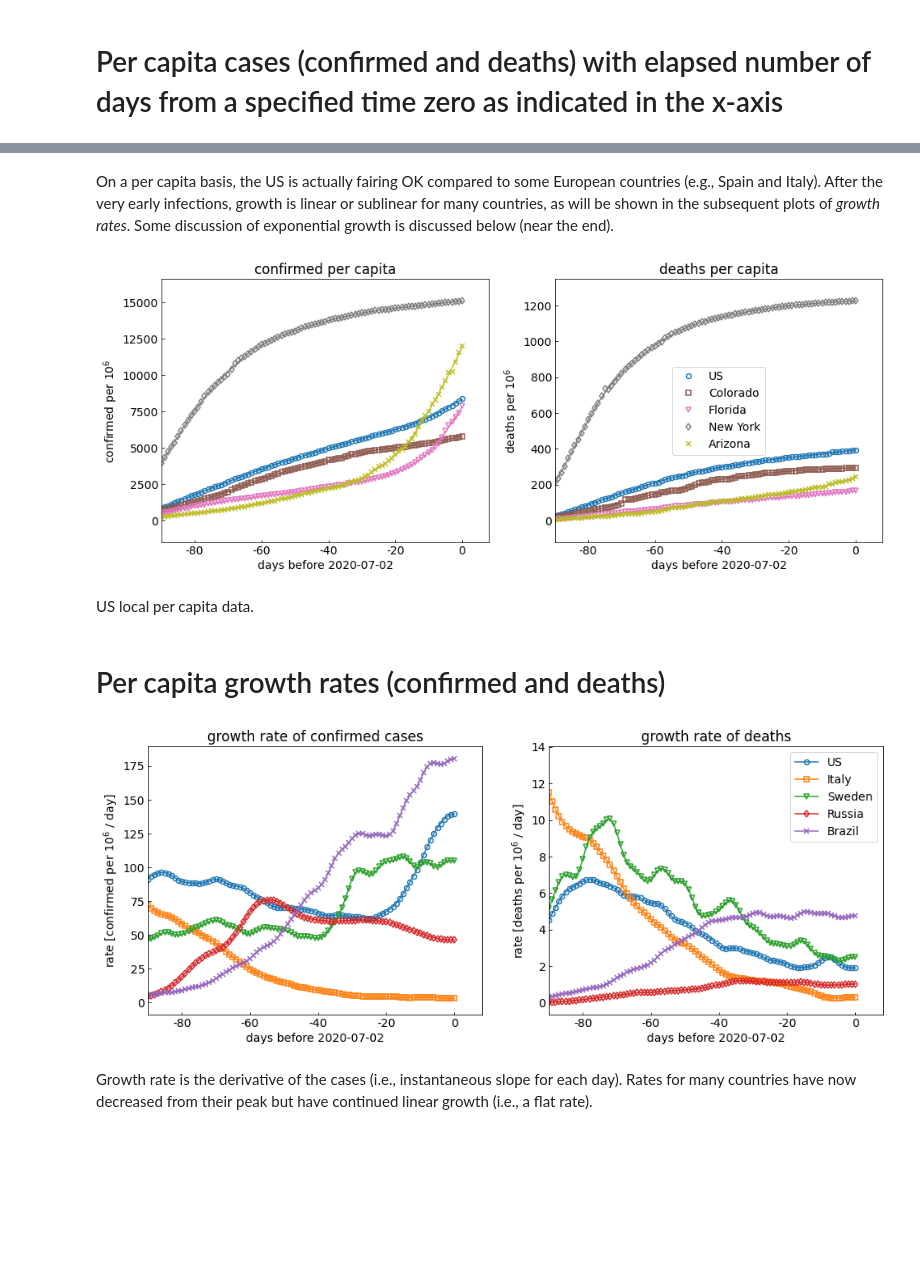
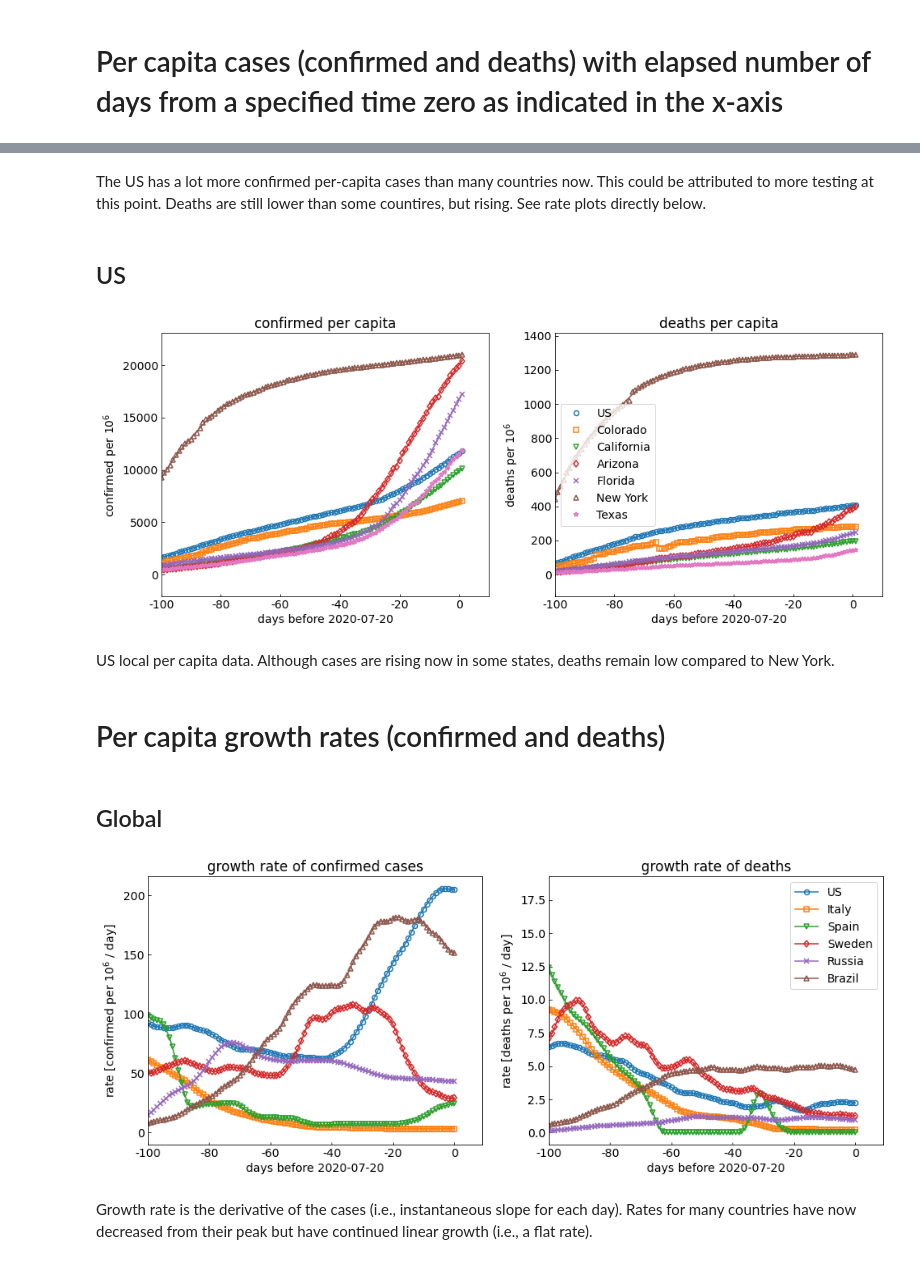
Before and after one commit to jjstickel/covid-19_ts_analysis, a Jupyter notebook: analyze_covid_time_series_notebook.ipynb, the cells around one changed output, grey strips where cells are left out. Drawn from its saved outputs; the diff is of its cells as text; code cells hidden in the pictures; blank space fills up the shorter version.

Commit message:
Update notebook to use Covid Tracking Data
Also removed plots and analysis that were interesting at the beginning of the pandemic but are less interesting now. And updated some explanations.

```diff
--- a/analyze_covid_time_series_notebook.ipynb
+++ b/analyze_covid_time_series_notebook.ipynb
@@ -36,2 +40,2 @@ Put up to 5 countries of interest in the `countries` list. Must be the same name
 # %%
-countries = ["US", "Italy", "Sweden", "Russia", "Brazil"]
+countries = ["US", "Italy", "Spain", "Sweden", "Russia", "Brazil"]
@@ -56,14 +55,12 @@ lmbd = 5e-5 # smoothing parameter, larger means more smooth
 corona = covid19_global(countries, lmbd=lmbd)
 # extract common variables for ease-of-use
 mult = corona["mult"]
-critlow = corona["critlow"]
 nctry = len(countries)
 dates = corona["dates"]
+lastday = dates[-1]
 # US data
-coronaUS = covid19_US(US_locs, lmbd=lmbd)
-if not np.alltrue(corona["dates"] == coronaUS["dates"]):
-    raise ValueError("the dates from the global and US files do not match")
 nUSloc = len(US_locs)
+coronaUS_ctp = covid19_ctp(US_locs, lastday, lmbd=lmbd)
 # %% [markdown]
 *Estimate* "active" cases by presuming all confirmed cases have recovered or died in an aeverage number of days. Estimate of recovery time from:
 - https://www.thelancet.com/journals/laninf/article/PIIS1473-3099(20)30243-7/fulltext
@@ -89,8 +81,8 @@ for loc in US_locs:
 # Plotting
 # %%
 # plot setup
-dbf = 90 # days before today the time axes
+dbf = 100 # days before today the time axes
 cvp.rcParams.update({'font.size': 14})
 cvp.fw = 8
 cvp.fh = 6
-cvp.critlow_readable(corona) # provide convenient readable terms for time labeling
+#cvp.critlow_readable(corona) # provide convenient readable terms for time labeling
@@ -111,16 +97,20 @@ cvp.per_capita_global_plot(corona, days_before=dbf)
-# %% [markdown]
-On a per capita basis, the US is actually fairing OK compared to some European countries (e.g., Spain and Italy). After the very early infections, growth is linear or sublinear for many countries, as will be shown in the subsequent plots of *growth rates*. Some discussion of exponential growth is discussed below (near the end).
+# %% [markdown]
+The US has a lot more confirmed per-capita cases than many countries now. This could be attributed to more testing at this point. Deaths are still lower than some countires, but rising. See rate plots directly below.
+# %% [markdown]
+## US
 # %%
-cvp.per_capita_US_plot(coronaUS, corona, days_before=dbf)
+cvp.per_capita_US_plot(coronaUS_ctp, lastday, days_before=dbf)
 # %% [output]
-[figure, old version]
+[figure, new version]
-# %% [markdown]
-US local per capita data.
+# %% [markdown]
+US local per capita data. Although cases are rising now in some states, deaths remain low compared to New York.
 # %% [markdown]
 # Per capita growth rates (confirmed and deaths)
+# %% [markdown]
+## Global
 # %%
-cvp.rate_global_plot(corona, days_before=dbf)
+cvp.rate_global_plot(corona, lastday, days_before=dbf)
 # %% [output]
-[figure, old version]
+[figure, new version]
 # %% [markdown]
 Growth rate is the derivative of the cases (i.e., instantaneous slope for each day). Rates for many countries have now decreased from their peak but have continued linear growth (i.e., a flat rate).
```
Also changed, not shown: parts of 37 cells of this notebook, 3 other files.
